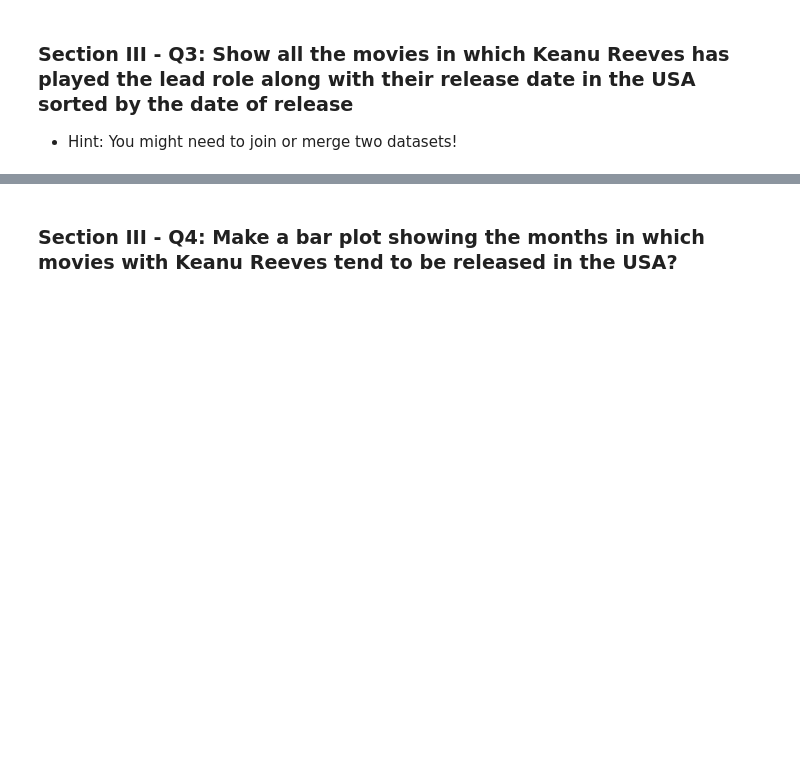
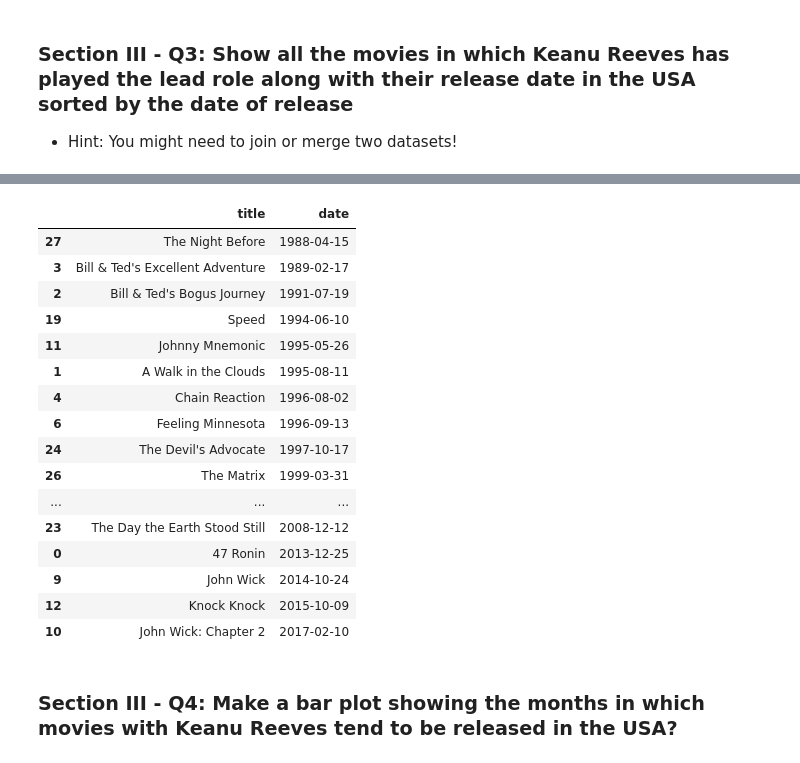
Before and after one commit to aw109/mec-mini-projects, a Jupyter notebook: mec-5.3.10-data-wranging-with-pandas-mini-project/Mini_Project_Data_Wrangling_Pandas.ipynb, the cells around one changed output, grey strips where cells are left out. Saved outputs shown, nothing was run; the diff lists cells and outputs as text; code cells hidden in the pictures; blank space fills up the shorter version.

```diff
--- a/mec-5.3.10-data-wranging-with-pandas-mini-project/Mini_Project_Data_Wrangling_Pandas.ipynb
+++ b/mec-5.3.10-data-wranging-with-pandas-mini-project/Mini_Project_Data_Wrangling_Pandas.ipynb
@@ -603,2 +638,28 @@ christmas.date.dt.month.value_counts().sort_index().plot(kind='bar')
+# %%
+keanu_us = keanu.merge(us_released, how='left', on='title').dropna(subset=['date']).sort_values(by='date')
+
+#drop the data with release date years before listed year
+keanu_us = keanu_us[ keanu_us['year_x'] == keanu_us['date'].dt.isocalendar().year ]
+
+keanu_us = keanu_us[['title','date']]
+keanu_us
+# %% [output]
+|  | title | date |
+| 27 | The Night Before | 1988-04-15 |
+| 3 | Bill & Ted's Excellent Adventure | 1989-02-17 |
+| 2 | Bill & Ted's Bogus Journey | 1991-07-19 |
+| 19 | Speed | 1994-06-10 |
+| 11 | Johnny Mnemonic | 1995-05-26 |
+| 1 | A Walk in the Clouds | 1995-08-11 |
+| 4 | Chain Reaction | 1996-08-02 |
+| 6 | Feeling Minnesota | 1996-09-13 |
+| 24 | The Devil's Advocate | 1997-10-17 |
+| 26 | The Matrix | 1999-03-31 |
+| ... | ... | ... |
+| 23 | The Day the Earth Stood Still | 2008-12-12 |
+| 0 | 47 Ronin | 2013-12-25 |
+| 9 | John Wick | 2014-10-24 |
+| 12 | Knock Knock | 2015-10-09 |
+| 10 | John Wick: Chapter 2 | 2017-02-10 |
 # %% [markdown]
 ### Section III - Q4: Make a bar plot showing the months in which movies with Keanu Reeves tend to be released in the USA?
```
Also changed, not shown: parts of 7 cells of this notebook.
